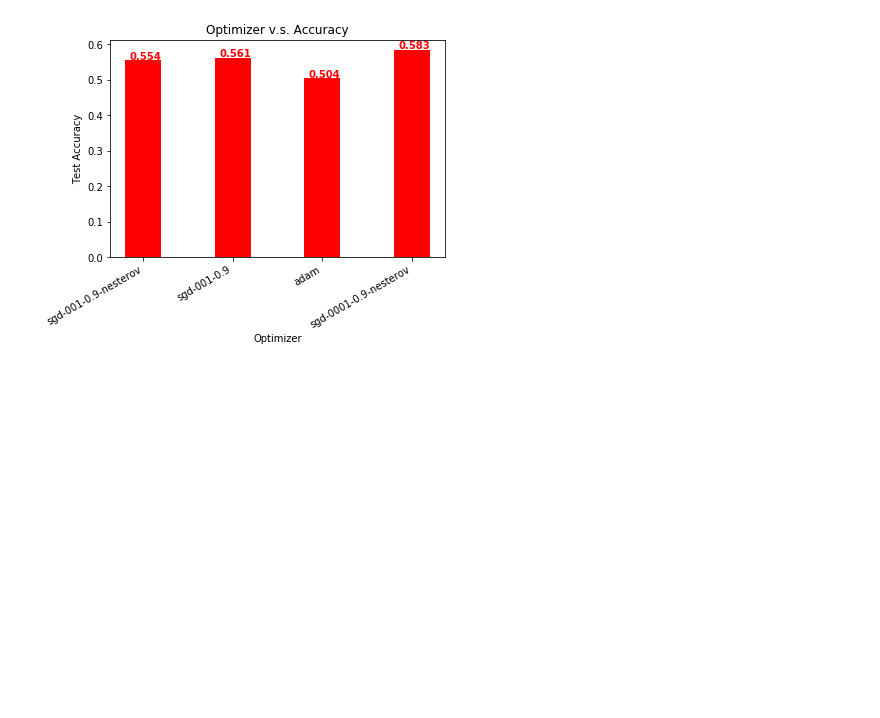
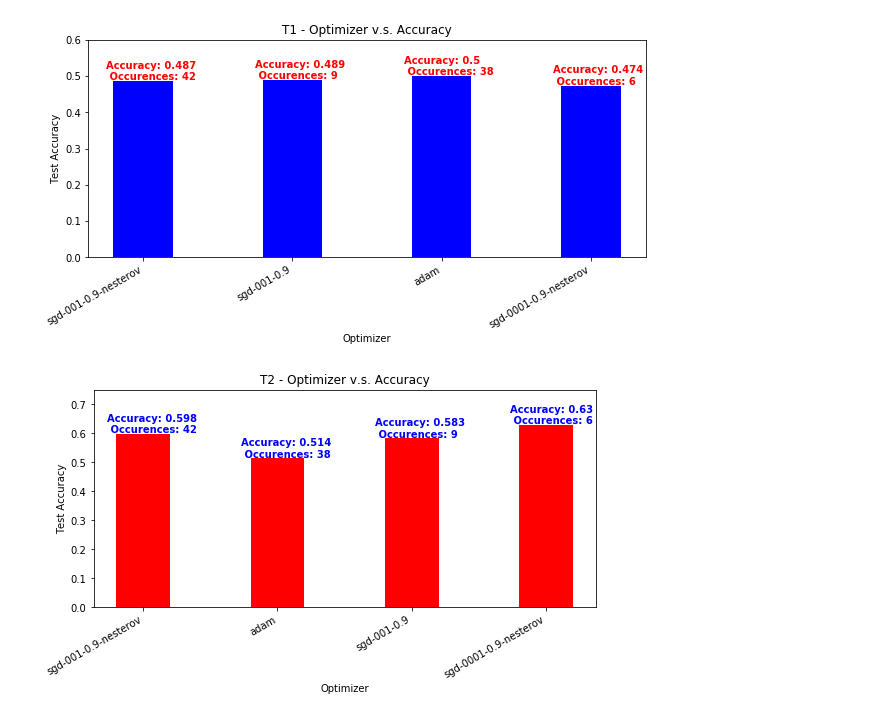
Before and after one commit to sopeeweje/Bone-MRI, a Jupyter notebook: hyperparameter_comparisons.ipynb, the cells around one changed output. Drawn from its saved outputs; the diff is of its cells as text; code cells hidden in the pictures; blank space fills up the shorter version.

```diff
--- a/hyperparameter_comparisons.ipynb
+++ b/hyperparameter_comparisons.ipynb
@@ -7,6 +7,8 @@ import matplotlib.pyplot as plt
 # %%
 cnx = sqlite3.connect('output/results.db')
 df = pd.read_sql_query("SELECT * FROM x_result", cnx)
+dfT1 = df.query('input_form == "t1" or input_form == "t1c-features" or input_form == "t1c"')
+dfT2 = df.query('input_form == "t2" or input_form == "t2-features"')
 # %%
 #list of input forms (exact strings):
 #t1c features
@@ -43,26 +79,60 @@ for i, v in zip(ind, d.values()):
 # %%
 #generate optimizer graph
-d = {} #dict from dropout to (correct, total)
-for idx, row in df.iterrows():
-#     correct, total = row['test_accuracy']
+d1 = {} #dict from dropout to (correct, total) for T1
+t1counts = {}
+d2 = {} #dict from dropout to (correct, total) for T2
+t2counts = {}
+for idx, row in dfT1.iterrows():
     hypJson = json.loads(row['hyperparameters'])
-    d[hypJson['optimizer']] = (0, 0)
-for idx, row in df.iterrows():
+    if hypJson['optimizer'] not in d1:
+        d1[hypJson['optimizer']] = (row['test_accuracy'] * len(row['test_labels']), len(row['test_labels']))
+        t1counts[hypJson['optimizer']] = 1
+    else:
+        d1[hypJson['optimizer']] = (d1[hypJson['optimizer']][0] + row['test_accuracy'] * len(row['test_labels']), #correct
+                             d1[hypJson['optimizer']][1] + len(row['test_labels'])) #total
+        t1counts[hypJson['optimizer']] = t1counts[hypJson['optimizer']] + 1
+
+for idx, row in dfT2.iterrows():
     hypJson = json.loads(row['hyperparameters'])
-    d[hypJson['optimizer']] = (d[hypJson['optimizer']][0] + row['test_accuracy'] * len(row['test_labels']), #correct
-                             d[hypJson['optimizer']][1] + len(row['test_labels'])) #total
-for el in d.keys():
-    d[el] = d[el][0]/d[el][1]
+    if hypJson['optimizer'] not in d2:
+        d2[hypJson['optimizer']] = (row['test_accuracy'] * len(row['test_labels']), len(row['test_labels']))
+        t2counts[hypJson['optimizer']] = 1
+    else:
+        d2[hypJson['optimizer']] = (d2[hypJson['optimizer']][0] + row['test_accuracy'] * len(row['test_labels']), #correct
+                             d2[hypJson['optimizer']][1] + len(row['test_labels'])) #total
+        t2counts[hypJson['optimizer']] = t2counts[hypJson['optimizer']] + 1
+
+for el1 in d1.keys():
+    d1[el1] = d1[el1][0]/d1[el1][1]
+for el2 in d2.keys():
+    d2[el2] = d2[el2][0]/d2[el2][1]
+
 fig, ax = plt.subplots()
 width = 0.4 # the width of the bars
-ax.bar(d.keys(), d.values(), width, color="red")
-plt.title('Optimizer v.s. Accuracy')
+ax.bar(d1.keys(), d1.values(), width, color="blue")
+fig.set_size_inches((10, 4))
+plt.title('T1 - Optimizer v.s. Accuracy')
+plt.xlabel('Optimizer')
+plt.ylim((0, .60))
+plt.ylabel('Test Accuracy')
+plt.setp(ax.get_xticklabels(), rotation=30, horizontalalignment='right')
+
+for i, v in enumerate(d1.values()):
+    ax.text(i-.25, v+.003, "Accuracy: {}\n Occurences: {}".format(str(round(v, 3)), t1counts[list(d1.keys())[i]]), color='red', fontweight='bold')
+
+fig, ax = plt.subplots()
+width = 0.4 # the width of the bars
+ax.bar(d2.keys(), d2.values(), width, color="red")
+fig.set_size_inches((9, 4))
+plt.ylim((0, .75))
+plt.title('T2 - Optimizer v.s. Accuracy')
 plt.xlabel('Optimizer')
 plt.ylabel('Test Accuracy')
 plt.setp(ax.get_xticklabels(), rotation=30, horizontalalignment='right')
-for i, v in enumerate(d.values()):
-    ax.text(i-.15, v+.003, str(round(v, 3)), color='red', fontweight='bold')
+for i, v in enumerate(d2.values()):
+    ax.text(i-.27, v+.003, "Accuracy: {}\n Occurences: {}".format(str(round(v, 3)), t1counts[list(d2.keys())[i]]), color='blue', fontweight='bold')
 # %% [output]
-[figure, old version]
+[figure, new version]
+[figure, added]
 # %%
 #generate deep-dense-top graph
```
Also changed, not shown: parts of 3 cells of this notebook.
